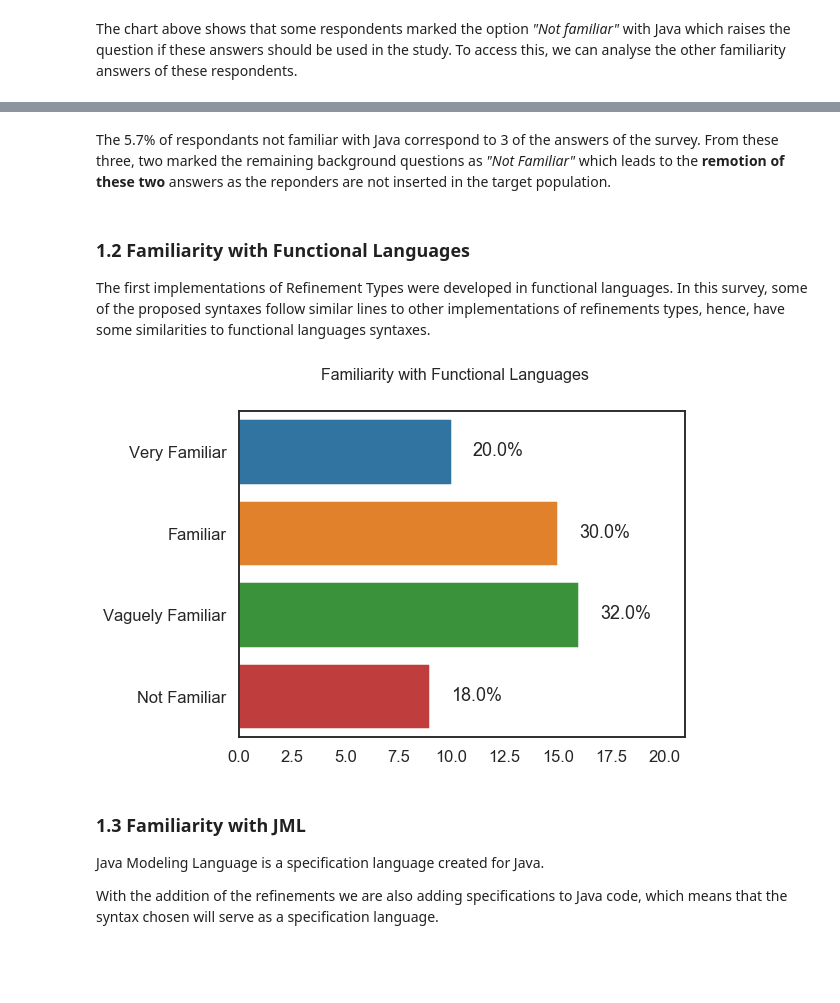
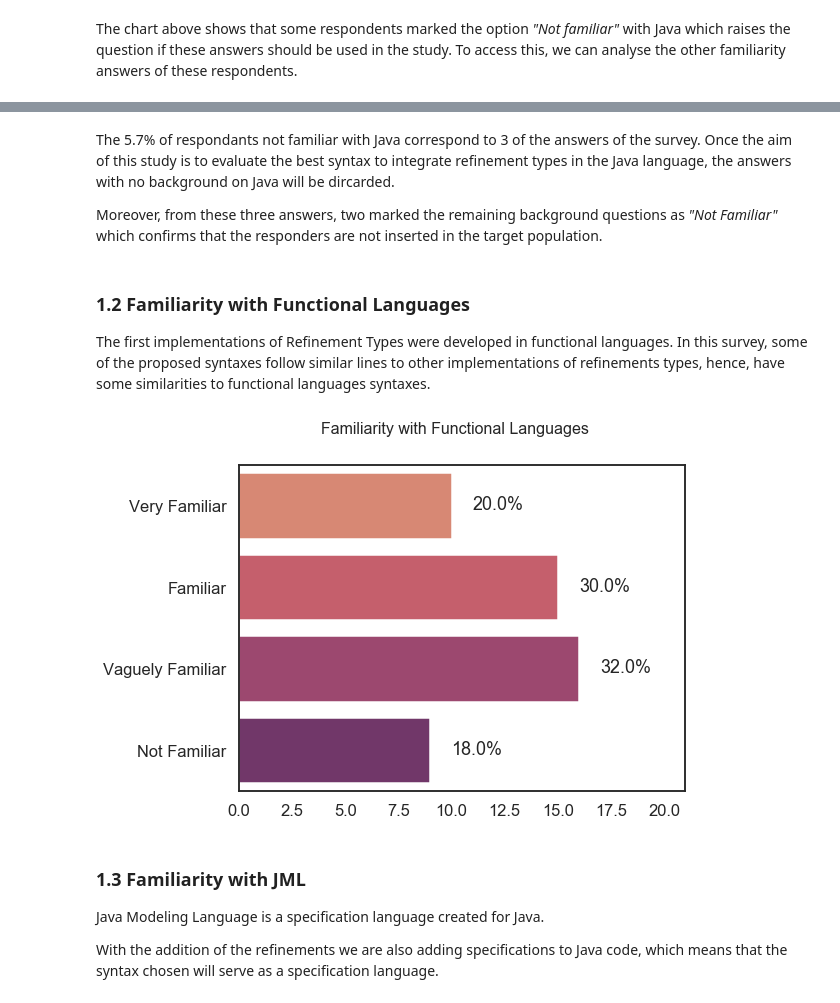
Before and after one commit to CatarinaGamboa/liquidjava, a Jupyter notebook: syntax_survey/analysis.ipynb, the cells around one changed output, grey strips where cells are left out. Cells and saved outputs as stored; diff of their text form; code cells hidden in the pictures; blank space fills up the shorter version.

```diff
--- a/syntax_survey/analysis.ipynb
+++ b/syntax_survey/analysis.ipynb
@@ -133,8 +150,9 @@ answers_pd.loc[answers_pd[fJava]== notFamiliar]
 | 40 | Not familiar | Not familiar | Not familiar | Not familiar | Acceptable | Preferable | Acceptable | Acceptable | ... |
 | 50 | Not familiar | Very familiar | Not familiar | Vaguely familiar | Not acceptable | Acceptable | Preferable | Preferable | ... |
 # %% [markdown]
-The 5.7% of respondants not familiar with Java correspond to 3 of the answers of the survey.
-From these three, two marked the remaining background questions as *"Not Familiar"* which leads to the **remotion of these two** answers as the reponders are not inserted in the target population.
+The 5.7% of respondants not familiar with Java correspond to 3 of the answers of the survey. Once the aim of this study is to evaluate the best syntax to integrate refinement types in the Java language, the answers with no background on Java will be dircarded.
+
+Moreover, from these three answers, two marked the remaining background questions as *"Not Familiar"* which confirms that the responders are not inserted in the target population.
 # %%
 answers_pd = answers_pd.drop(38)
 answers_pd = answers_pd.drop(40)
@@ -143,9 +161,9 @@ answers_pd = answers_pd.drop(50)
 ### 1.2 Familiarity with Functional Languages
 The first implementations of Refinement Types were developed in functional languages. In this survey, some of the proposed syntaxes follow similar lines to other implementations of refinements types, hence, have some similarities to functional languages syntaxes.
 # %%
-horizontalBarsPlot("Familiarity with Functional Languages", answers_pd, fFun, palette="tab10")
+horizontalBarsPlot("Familiarity with Functional Languages", answers_pd, fFun, palette="flare")
 # %% [output]
-[figure, old version]
+[figure, new version]
 # %% [markdown]
 ### 1.3 Familiarity with JML
 Java Modeling Language is a specification language created for Java.
```
Also changed, not shown: parts of 20 cells of this notebook, 1 other file.
